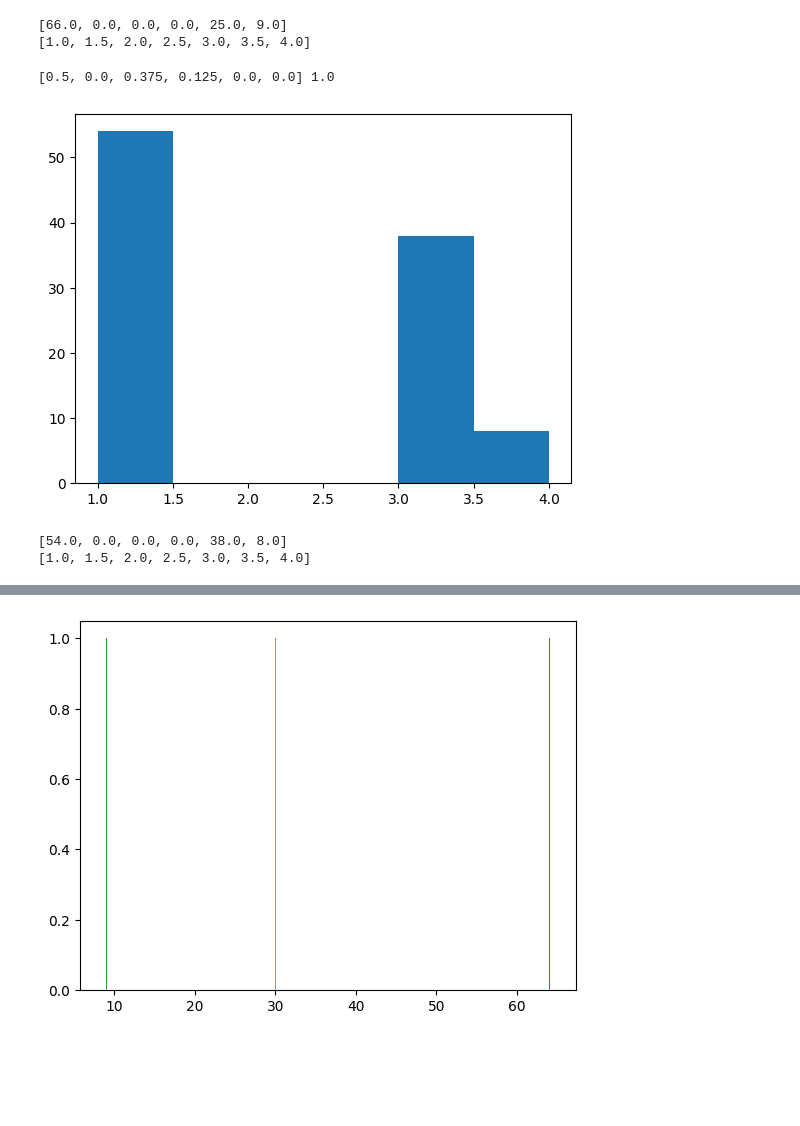
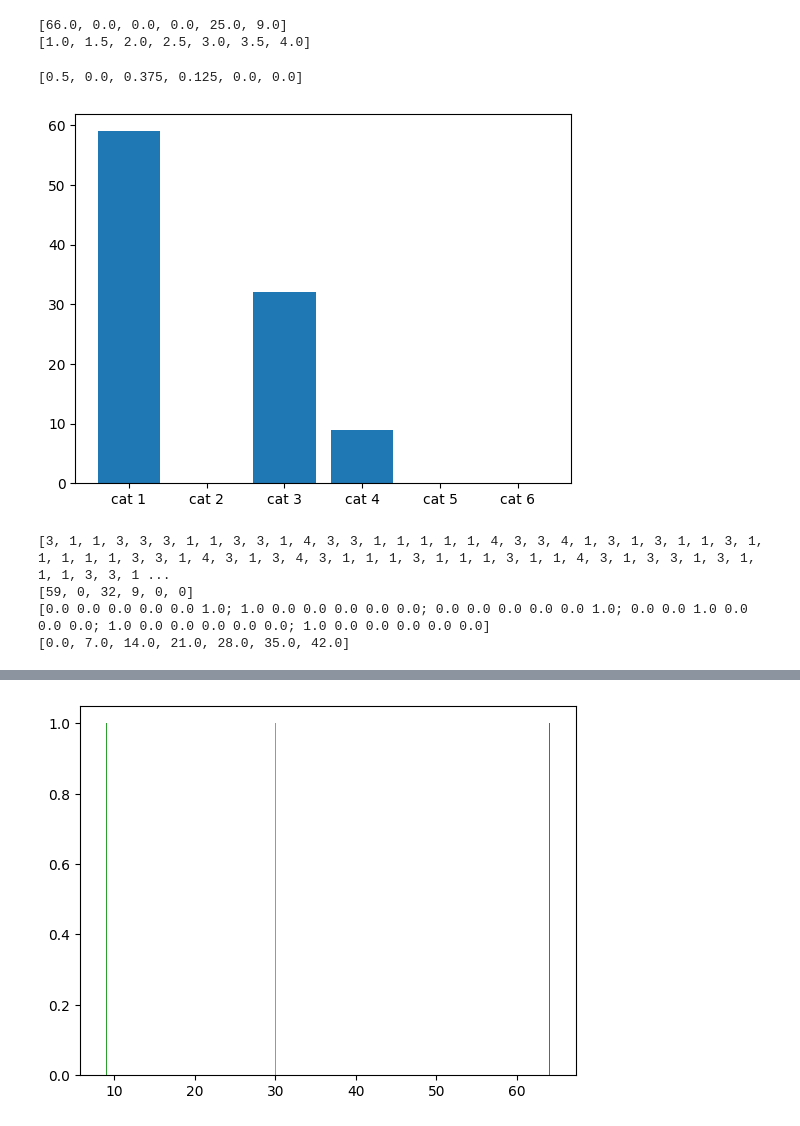
Before and after one commit to lewisl/CovidSim, a Jupyter notebook: prototyping.ipynb, the cells around one changed output, grey strips where cells are left out. Saved outputs shown, nothing was run; the diff lists cells and outputs as text; code cells hidden in the pictures; blank space fills up the shorter version.

```diff
--- a/prototyping.ipynb
+++ b/prototyping.ipynb
@@ -143,21 +139,31 @@ println(hh[2])
 # %%
 snorm(arr) = arr ./ (sum(arr))
 
 age_amplify = Dict(1=>(1.3,.7), 2=>(1.1,.9), 3=>(1.0, 1.0), 4=>(0.9,1.1), 5=>(.8,1.2))
 nilprobs = [.6, 0.0, .3, .1, 0.0, 0.0]
 # do we amplify the probs or the outcomes?
 # probs
 nilprobs = snorm(nilprobs .* [0.8, 0.0, 1.2, 1.2, 0.0, 0.0])
+# all this does is jiggle things in a way that doesn't have a lot of meaning--it changes the relative probs in
+# partially obvious way.  We need a reason that justifies the math.
 
-println(nilprobs, " ", sum(nilprobs))
+probs = nilprobs
+println(probs)
 
-dcat = Categorical(nilprobs)
+dcat = Categorical(probs)
 x = rand(dcat,100)
-hh = hist(x,6);
+vals = [count(x .== i) for i in 1:6]
+names = ("cat 1", "cat 2", "cat 3", "cat 4", "cat 5", "cat 6")
+println(x)
+println(vals)
+bar(names, vals);
+
 println(hh[1])
 println(hh[2])
 # %% [output]
-[0.5, 0.0, 0.375, 0.125, 0.0, 0.0] 1.0
+[0.5, 0.0, 0.375, 0.125, 0.0, 0.0]
-[figure, old version]
+[figure, new version]
-[54.0, 0.0, 0.0, 0.0, 38.0, 8.0]
-[1.0, 1.5, 2.0, 2.5, 3.0, 3.5, 4.0]
+[3, 1, 1, 3, 3, 3, 1, 1, 3, 3, 1, 4, 3, 3, 1, 1, 1, 1, 1, 4, 3, 3, 4, 1, 3, 1, 3, 1, 1, 3, 1, 1, 1, 1, 1, 3, 3, 1, 4, 3, 1, 3, 4, 3, 1, 1, 1, 3, 1, 1, 1, 3, 1, 1, 4, 3, 1, 3, 3, 1, 3, 1, 1, 1, 3, 3, 1 ...
+[59, 0, 32, 9, 0, 0]
+[0.0 0.0 0.0 0.0 0.0 1.0; 1.0 0.0 0.0 0.0 0.0 0.0; 0.0 0.0 0.0 0.0 0.0 1.0; 0.0 0.0 1.0 0.0 0.0 0.0; 1.0 0.0 0.0 0.0 0.0 0.0; 1.0 0.0 0.0 0.0 0.0 0.0]
+[0.0, 7.0, 14.0, 21.0, 28.0, 35.0, 42.0]
```
Also changed, not shown: parts of 10 cells of this notebook, 1 other file.
